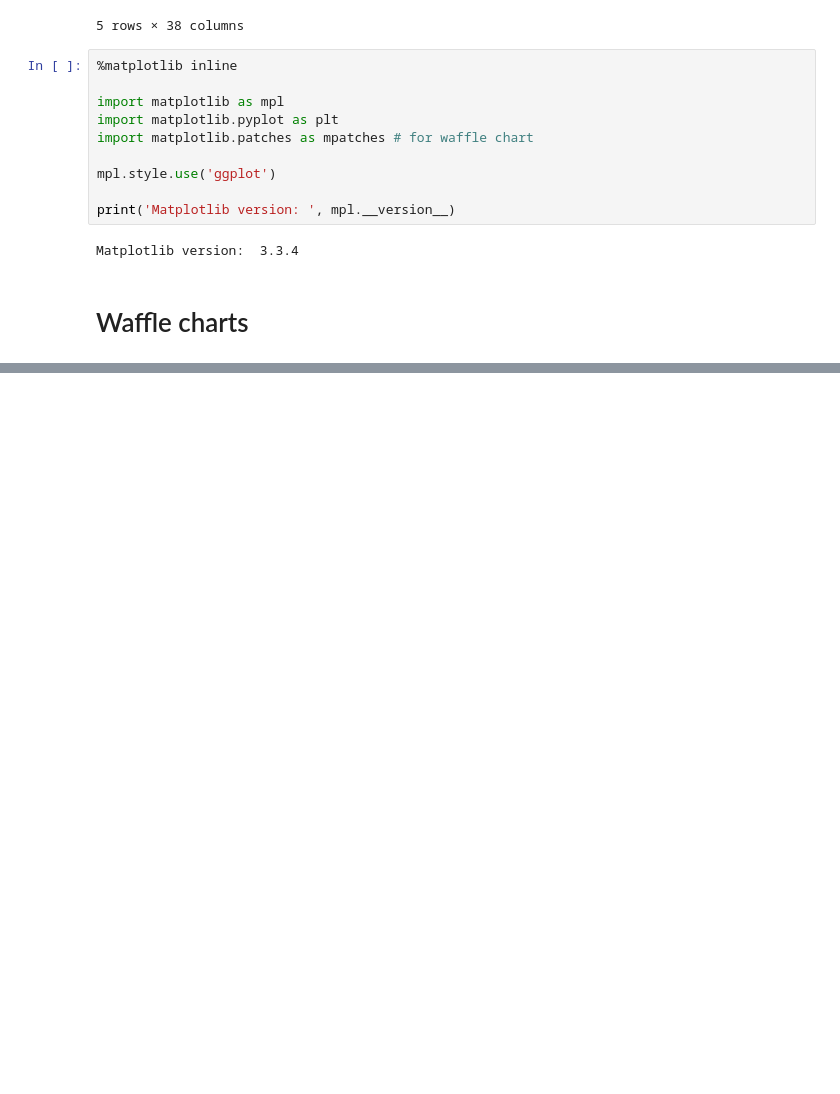
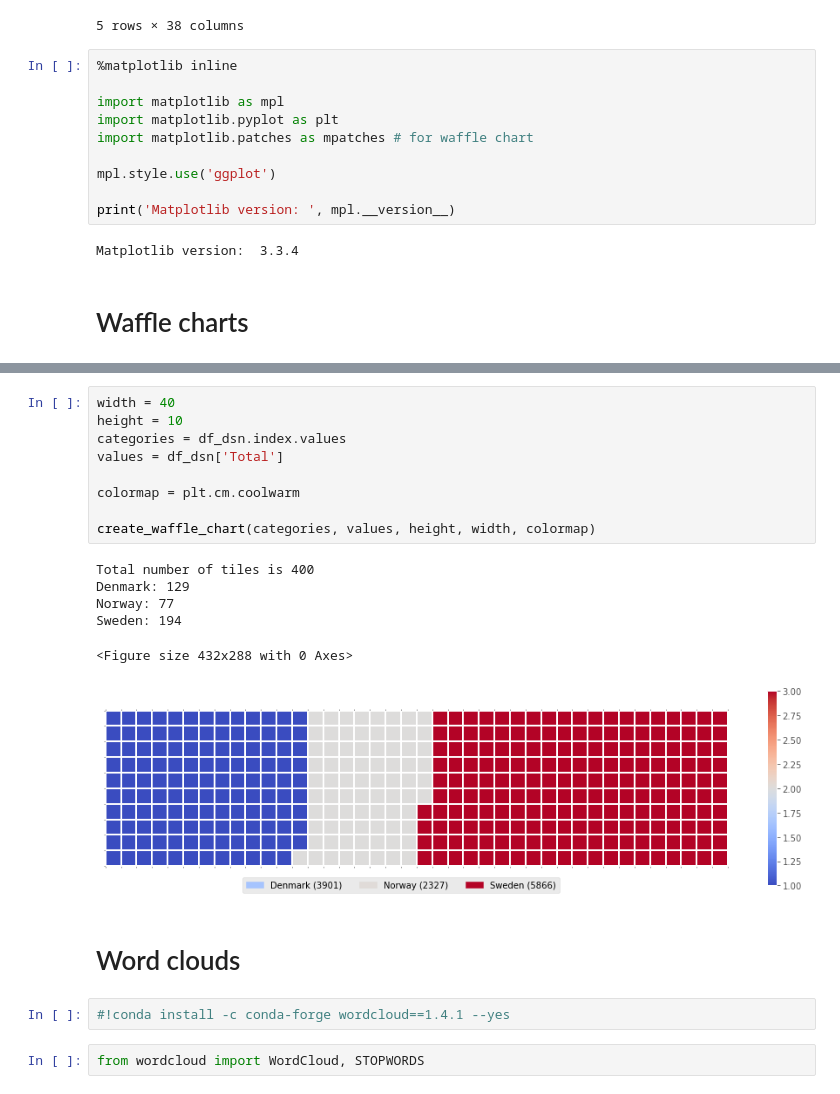
Before and after one commit to sonpn82/Python-Data-visualization-project, a Jupyter notebook: Data visualization 3- waffle chart, word clouds, regression plot.ipynb, the cells around one changed output, grey strips where cells are left out. Saved outputs shown, nothing was run; the diff lists cells and outputs as text; blank space fills up the shorter version.

```diff
--- a/Data visualization 3- waffle chart, word clouds, regression plot.ipynb
+++ b/Data visualization 3- waffle chart, word clouds, regression plot.ipynb
@@ -79,0 +286,22 @@ Matplotlib version:  3.3.4
+# %%
+width = 40
+height = 10
+categories = df_dsn.index.values
+values = df_dsn['Total']
+
+colormap = plt.cm.coolwarm
+
+create_waffle_chart(categories, values, height, width, colormap)
+# %% [output]
+Total number of tiles is 400
+Denmark: 129
+Norway: 77
+Sweden: 194
+<Figure size 432x288 with 0 Axes>
+[figure, added]
+# %% [markdown]
+# Word clouds
+# %%
+#!conda install -c conda-forge wordcloud==1.4.1 --yes
+# %%
+from wordcloud import WordCloud, STOPWORDS
```
Also changed, not shown: parts of 34 cells of this notebook.
